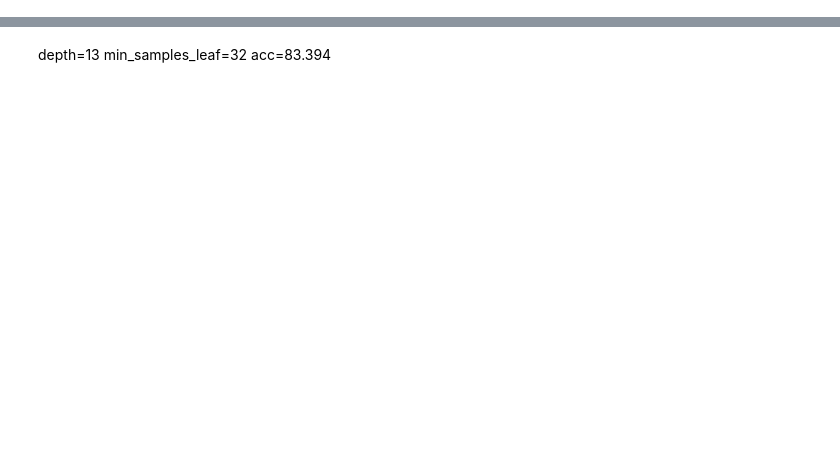
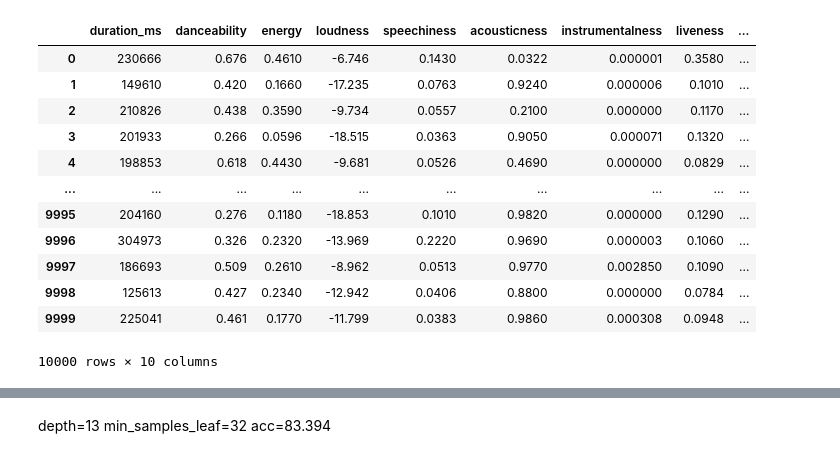
Before and after one commit to harmehar77/Trantor, a Jupyter notebook: Machine Learning/genre classifier/genre_classifier_decision_tree.ipynb, the cells around one changed output, grey strips where cells are left out. Cells and saved outputs as stored; diff of their text form; code cells hidden in the pictures; blank space fills up the shorter version.

```diff
--- a/Machine Learning/genre classifier/genre_classifier_decision_tree.ipynb
+++ b/Machine Learning/genre classifier/genre_classifier_decision_tree.ipynb
@@ -51,8 +58,23 @@ sub_df.columns , sub_df.shape , sub_df['track_genre'].unique()
 # %%
 X = sub_df[['duration_ms','danceability', 'energy', 'loudness', 'speechiness',
         'acousticness', 'instrumentalness', 'liveness', 'valence', 'tempo']]
 y = sub_df[['track_genre']]
-cols = X.columns
+
+X
+# %% [output]
+|  | duration_ms | danceability | energy | loudness | speechiness | acousticness | instrumentalness | liveness | ... |
+| 0 | 230666 | 0.676 | 0.4610 | -6.746 | 0.1430 | 0.0322 | 0.000001 | 0.3580 | ... |
+| 1 | 149610 | 0.420 | 0.1660 | -17.235 | 0.0763 | 0.9240 | 0.000006 | 0.1010 | ... |
+| 2 | 210826 | 0.438 | 0.3590 | -9.734 | 0.0557 | 0.2100 | 0.000000 | 0.1170 | ... |
+| 3 | 201933 | 0.266 | 0.0596 | -18.515 | 0.0363 | 0.9050 | 0.000071 | 0.1320 | ... |
+| 4 | 198853 | 0.618 | 0.4430 | -9.681 | 0.0526 | 0.4690 | 0.000000 | 0.0829 | ... |
+| ... | ... | ... | ... | ... | ... | ... | ... | ... | ... |
+| 9995 | 204160 | 0.276 | 0.1180 | -18.853 | 0.1010 | 0.9820 | 0.000000 | 0.1290 | ... |
+| 9996 | 304973 | 0.326 | 0.2320 | -13.969 | 0.2220 | 0.9690 | 0.000003 | 0.1060 | ... |
+| 9997 | 186693 | 0.509 | 0.2610 | -8.962 | 0.0513 | 0.9770 | 0.002850 | 0.1090 | ... |
+| 9998 | 125613 | 0.427 | 0.2340 | -12.942 | 0.0406 | 0.8800 | 0.000000 | 0.0784 | ... |
+| 9999 | 225041 | 0.461 | 0.1770 | -11.799 | 0.0383 | 0.9860 | 0.000308 | 0.0948 | ... |
+10000 rows × 10 columns
 # %%
 from sklearn.preprocessing import StandardScaler, LabelEncoder
 from sklearn.feature_extraction import DictVectorizer
```
Also changed, not shown: parts of 17 cells of this notebook, 3 other files.
